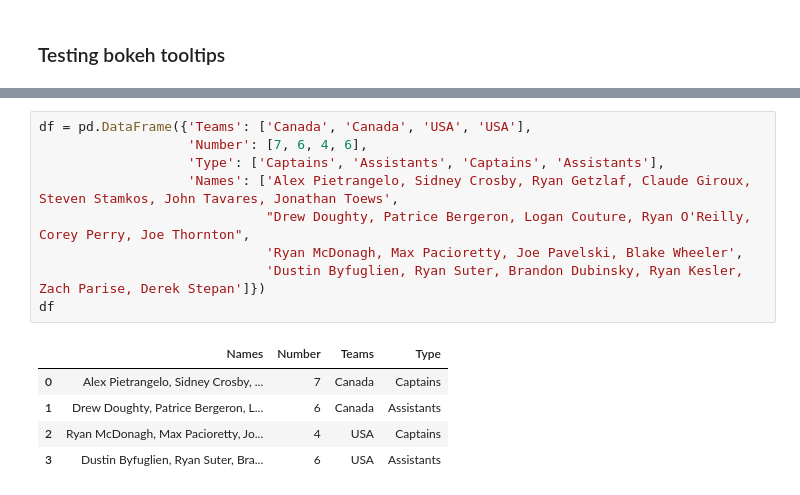
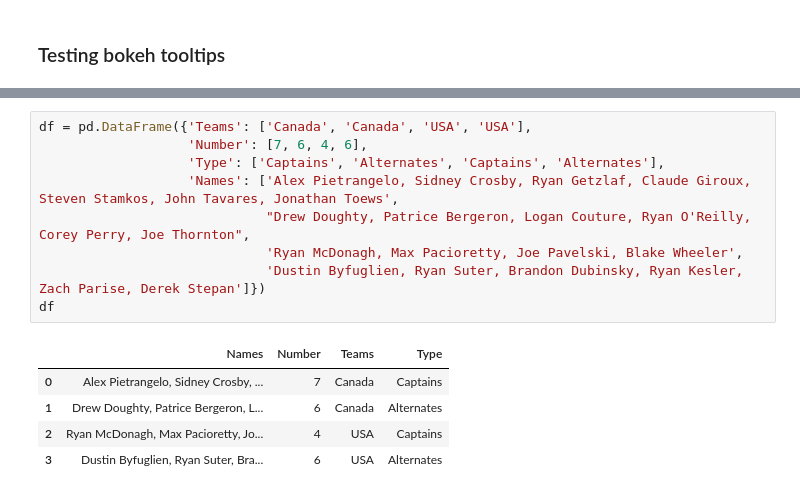
Before and after one commit to agalea91/world-cup-of-hockey, a Jupyter notebook: 2016 World Cup Hockey Captains .ipynb, the cells around one changed output, grey strips where cells are left out. Cells and saved outputs as stored; diff of their text form.

```diff
--- a/2016 World Cup Hockey Captains .ipynb
+++ b/2016 World Cup Hockey Captains .ipynb
@@ -378,18 +401,18 @@ A - Martin Hanzal
 # %%
 df = pd.DataFrame({'Teams': ['Canada', 'Canada', 'USA', 'USA'],
                    'Number': [7, 6, 4, 6],
-                   'Type': ['Captains', 'Assistants', 'Captains', 'Assistants'],
+                   'Type': ['Captains', 'Alternates', 'Captains', 'Alternates'],
                    'Names': ['Alex Pietrangelo, Sidney Crosby, Ryan Getzlaf, Claude Giroux, Steven Stamkos, John Tavares, Jonathan Toews',
                              "Drew Doughty, Patrice Bergeron, Logan Couture, Ryan O'Reilly, Corey Perry, Joe Thornton",
                              'Ryan McDonagh, Max Pacioretty, Joe Pavelski, Blake Wheeler',
                              'Dustin Byfuglien, Ryan Suter, Brandon Dubinsky, Ryan Kesler, Zach Parise, Derek Stepan']})
 df
 # %% [output]
 |  | Names | Number | Teams | Type |
 | 0 | Alex Pietrangelo, Sidney Crosby, ... | 7 | Canada | Captains |
-| 1 | Drew Doughty, Patrice Bergeron, L... | 6 | Canada | Assistants |
+| 1 | Drew Doughty, Patrice Bergeron, L... | 6 | Canada | Alternates |
 | 2 | Ryan McDonagh, Max Pacioretty, Jo... | 4 | USA | Captains |
-| 3 | Dustin Byfuglien, Ryan Suter, Bra... | 6 | USA | Assistants |
+| 3 | Dustin Byfuglien, Ryan Suter, Bra... | 6 | USA | Alternates |
 # %%
 df = pd.DataFrame()
 df['Teams'] = teams * 2
```
Also changed, not shown: parts of 16 cells of this notebook, 5 other files.
